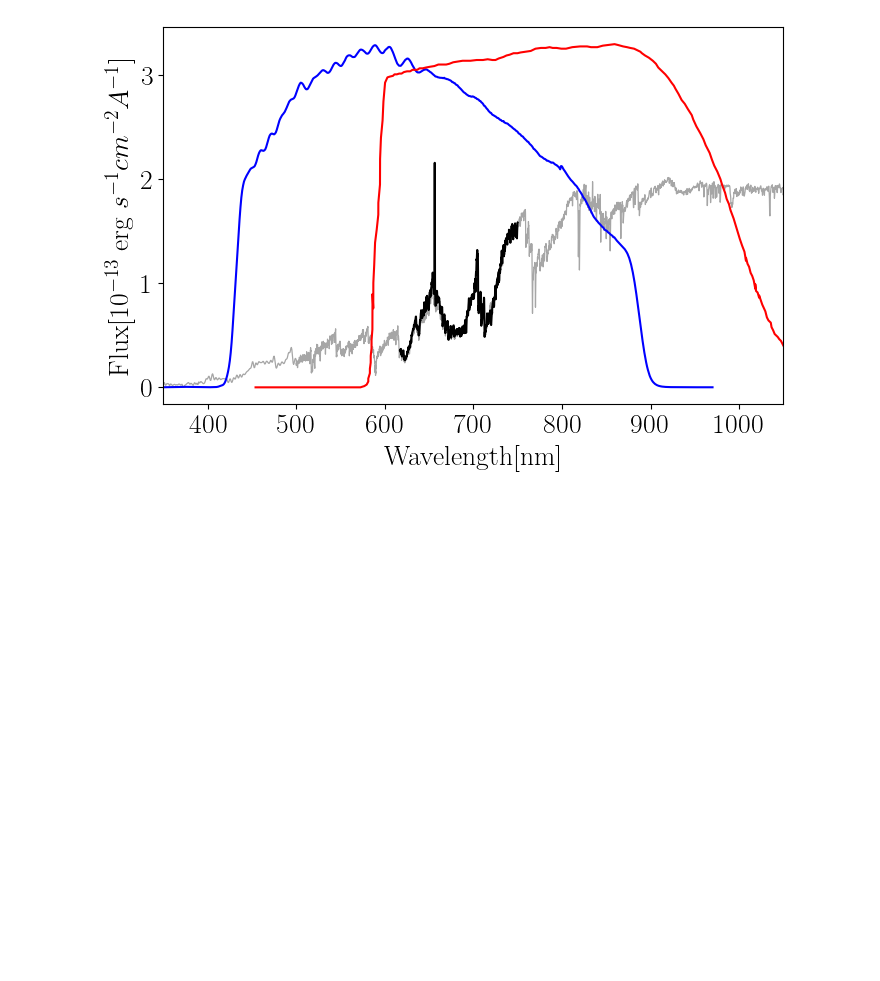
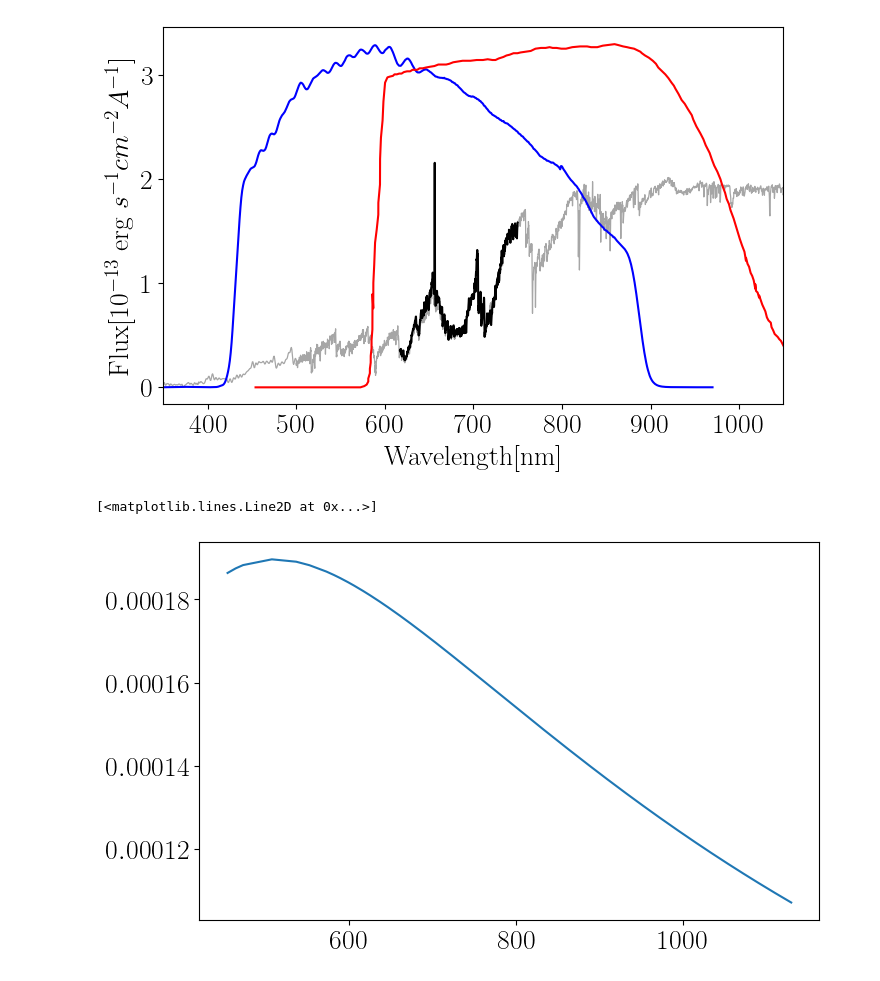
Before and after one commit to lupitatovar/De-Colores, a Jupyter notebook: Convolved_Bandpasses.ipynb, the cells around one changed output. Saved outputs shown, nothing was run; the diff lists cells and outputs as text; code cells hidden in the pictures; blank space fills up the shorter version.

```diff
--- a/Convolved_Bandpasses.ipynb
+++ b/Convolved_Bandpasses.ipynb
@@ -261,3 +311,8 @@ plt.ylabel(' Flux[$10^{-13}$ erg $s^{-1} cm^{-2}A^{-1}$]')
 # %% [output]
 Text(0, 0.5, ' Flux[$10^{-13}$ erg $s^{-1} cm^{-2}A^{-1}$]')
 [figure]
+# %%
+plt.plot(tessfk_wave/10,bb_tessfk)
+# %% [output]
+[<matplotlib.lines.Line2D at 0x...>]
+[figure, added]
```
Also changed, not shown: parts of 125 cells of this notebook, 12 other files.
